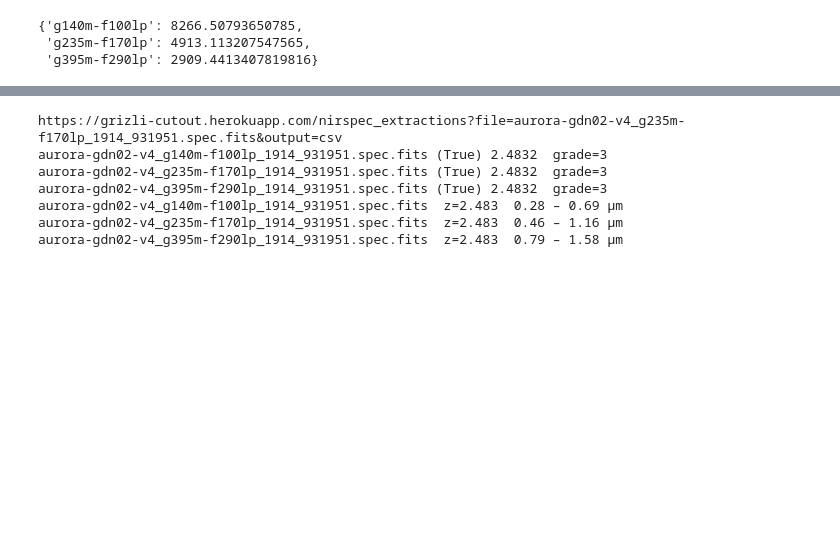
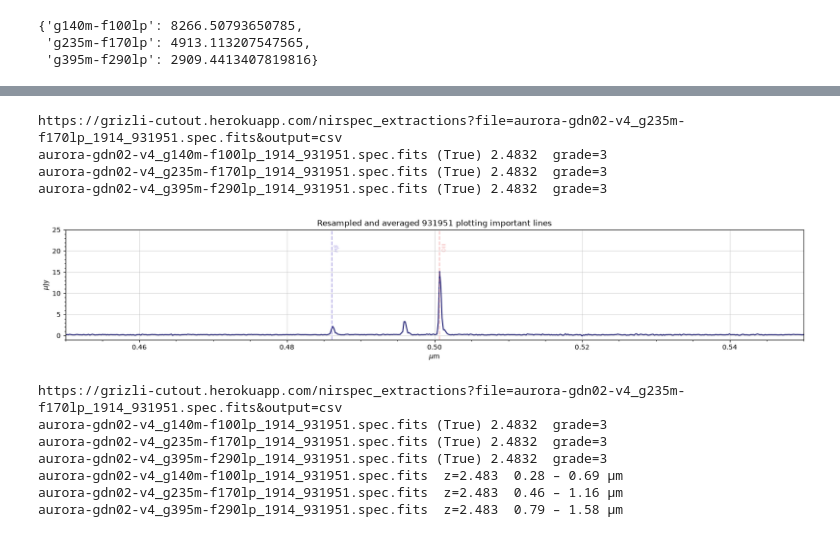
Before and after one commit to CrushinAngel/Astronomical_Investigation_Project, a Jupyter notebook: notebooks/spectrum_example.ipynb, the cells around one changed output, grey strips where cells are left out. Saved outputs shown, nothing was run; the diff lists cells and outputs as text; code cells hidden in the pictures; blank space fills up the shorter version.

```diff
--- a/notebooks/spectrum_example.ipynb
+++ b/notebooks/spectrum_example.ipynb
@@ -164,0 +166,39 @@ plt.show()
+# %%
+def resampling_spectra(filename):
+    from astropy import units as u
+    import numpy as np
+    from astropy.visualization import quantity_support
+    quantity_support()  # for getting units on the axes below
+
+    specs = msaexp.spectrum.get_spectra(
+        file = filename,
+        sx=8, sy=2,
+        ny=4, renorm = False
+    )
+
+
+    delta_tryout = 0.0006000000000000449
+
+    common_wave = (
+        np.arange(0.55, 5.509904761905082 + delta_tryout, delta_tryout) * u.um
+    )
+
+    from specutils.manipulation import FluxConservingResampler
+    resampler = FluxConservingResampler()
+
+    resampled = []
+
+    for spec in specs:
+
+        resamp = resampler.resample1d(spec, common_wave)
+
+        resampled.append(resamp)
+
+    return resampled
+
+resampled = resampling_spectra("aurora-gdn02-v4_g235m-f170lp_1914_931951.spec.fits")
+# %% [output]
+https://grizli-cutout.herokuapp.com/nirspec_extractions?file=aurora-gdn02-v4_g235m-f170lp_1914_931951.spec.fits&output=csv
+aurora-gdn02-v4_g140m-f100lp_1914_931951.spec.fits (True) 2.4832  grade=3
+aurora-gdn02-v4_g235m-f170lp_1914_931951.spec.fits (True) 2.4832  grade=3
+aurora-gdn02-v4_g395m-f290lp_1914_931951.spec.fits (True) 2.4832  grade=3
@@ -165,3 +254,22 @@ plt.show()
+# %%
+f, ax = plt.subplots(figsize = (20, 3))
+
+ax.plot(tryout.spectral_axis.value, tryout.flux.value, color = 'midnightblue')
+ax.minorticks_on()
+
+for line in lines:
+    ax.axvline(line[0], color = line[2], alpha = 0.5, linestyle = '--')
+    ax.text(x = line[0] + 0.00025, y = 20, s = line[1], size = 8, color = line[2], rotation = 90, alpha = 0.5, clip_on = True)
+
+ax.set_xlabel(r'$\mu$m')
+ax.set_ylabel(r'$\mu$Jy')
+ax.set_xlim(0.45, 0.55)
+ax.set_ylim(-1, 25)
+ax.set_title('Resampled and averaged 931951 plotting important lines')
+ax.grid(alpha = 0.5)
+plt.show()
+# %% [output]
+[figure, added]
 # %%
 from msaexp import spectrum
 import msaexp.utils
```
Also changed, not shown: parts of 5 cells of this notebook, 1 other file.
